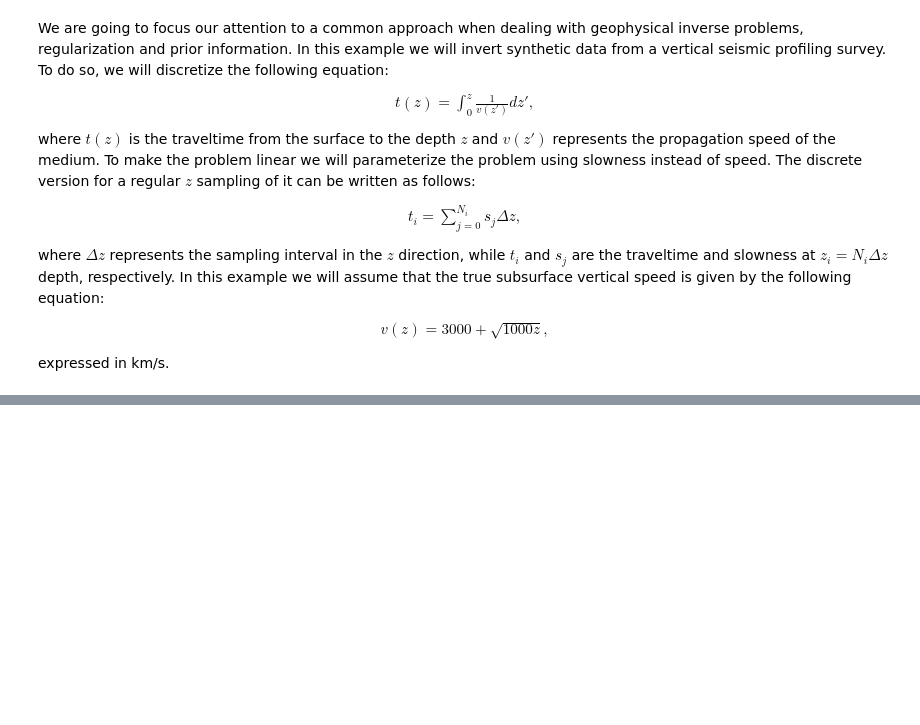
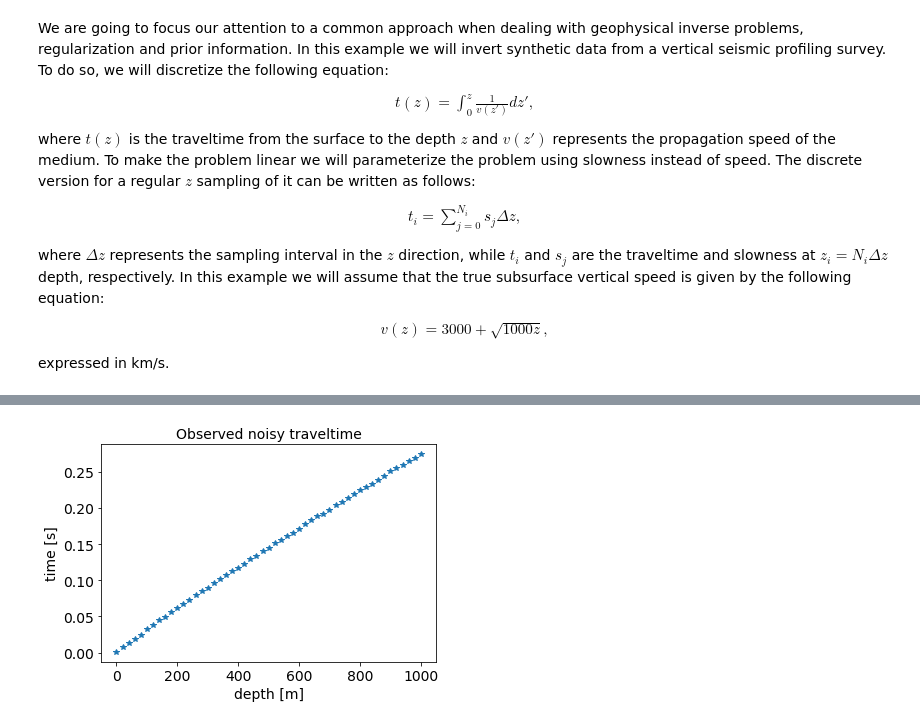
Before and after one commit to arustamm/pythonSolver, a Jupyter notebook: GenericSolver/notebooks/VSP Regularization.ipynb, the cells around one changed output, grey strips where cells are left out. Saved outputs shown, nothing was run; the diff lists cells and outputs as text; code cells hidden in the pictures; blank space fills up the shorter version.

```diff
--- a/GenericSolver/notebooks/VSP Regularization.ipynb
+++ b/GenericSolver/notebooks/VSP Regularization.ipynb
@@ -136,0 +197,13 @@ plt.plot(VSP_prob.model.getNdArray())
+# %%
+#Let's add some noise to the recorded data
+noisy_data = data_true.clone()
+noisy_data_arr = noisy_data.getNdArray()
+noisy_data_arr += np.random.normal(scale=np.mean(noisy_data_arr)*0.005, size=noisy_data_arr.shape)
+# %%
+fig,ax=plt.subplots()
+plt.plot(z[::desampling],noisy_data_arr,'*')
+plt.xlabel("depth [m]")
+plt.ylabel("time [s]")
+_=plt.title("Observed noisy traveltime")
+# %% [output]
+[figure, added]
```
Also changed, not shown: parts of 25 cells of this notebook.
